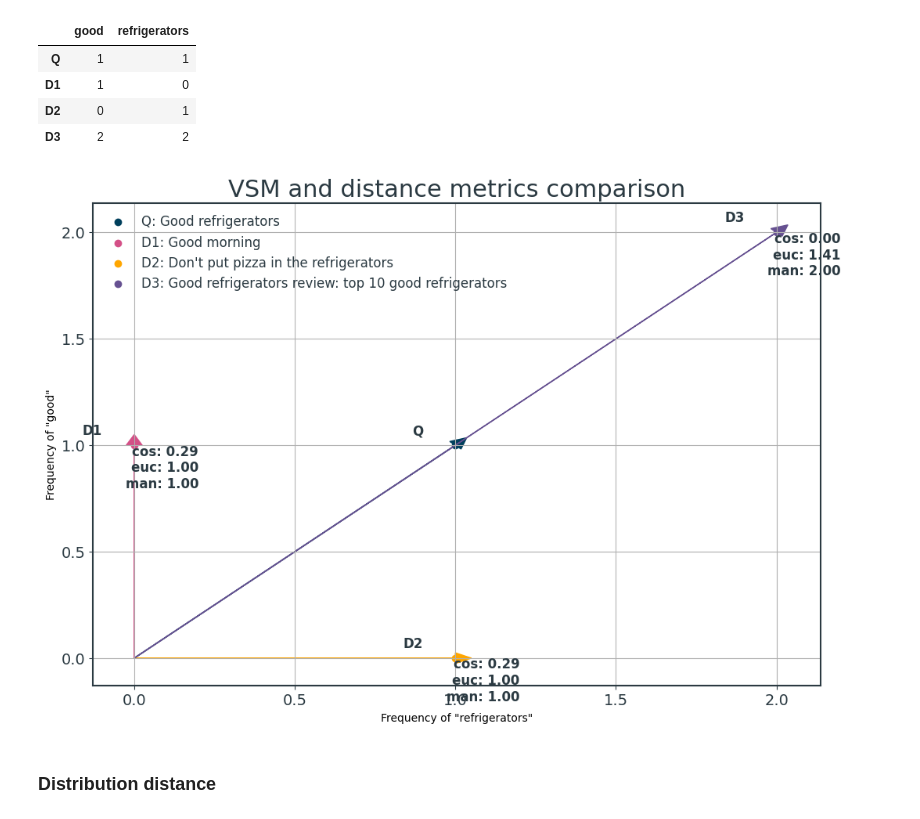
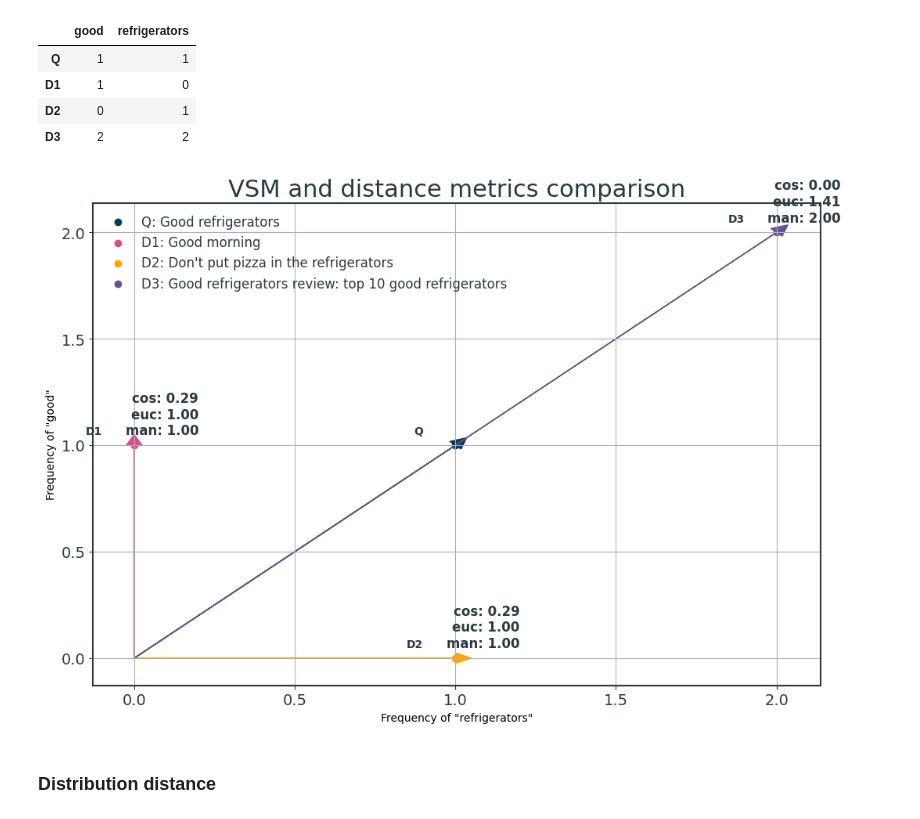
Before and after one commit to micheledinelli/text-distances, a Jupyter notebook: text-distance-analysis.ipynb, the cells around one changed output. Drawn from its saved outputs; the diff is of its cells as text; code cells hidden in the pictures.

```diff
--- a/text-distance-analysis.ipynb
+++ b/text-distance-analysis.ipynb
@@ -262,33 +254,33 @@ df.head()
 # %%
 from scipy.spatial.distance import cosine, euclidean, cityblock
 q_values = df.loc['Q'].values
 
 plt.figure(figsize=(12, 8))
 for index, doc in enumerate(corpus_names):
     color = colors[index]
     plt.scatter(df.loc[doc, 'refrigerators'], df.loc[doc, 'good'], label=f'{doc}: {helper[doc]}', color=color)
     plt.arrow(0, 0, df.loc[doc, 'refrigerators'], df.loc[doc, 'good'],
               head_width=0.05, head_length=0.05, fc=color, ec=color)
-    plt.text(df.loc[doc, 'refrigerators'] - 0.1, df.loc[doc, 'good'] + 0.05, doc, fontsize=12, ha='right', weight='bold')
+    plt.text(df.loc[doc, 'refrigerators'] - 0.1, df.loc[doc, 'good'] + 0.05, doc, fontsize=10, ha='right', weight='bold')
 
     if doc == 'Q':
         continue
     values = df.loc[doc].values
     cos_sim = cosine(values, q_values)
     euc_dist = euclidean(values, q_values)
     man_dist = cityblock(values, q_values)
-    plt.text(df.loc[doc, 'refrigerators'] + 0.2, df.loc[doc, 'good'] - 0.2,
+    plt.text(df.loc[doc, 'refrigerators'] + 0.2, df.loc[doc, 'good'] + 0.05,
              f'cos: {cos_sim:.2f}\neuc: {euc_dist:.2f}\nman: {man_dist:.2f}',
              fontsize=12, ha='right', weight='bold')
 
 plt.title('VSM and distance metrics comparison')
 plt.xlabel('Frequency of "refrigerators"', fontsize=10)
 plt.ylabel('Frequency of "good"', fontsize=10)
 plt.legend()
 plt.grid(True)
 plt.show()
 # %% [output]
-[figure, old version]
+[figure, new version]
 # %% [markdown]
 ### Distribution distance
 # %% [markdown]
```
Also changed, not shown: parts of 4 cells of this notebook.
